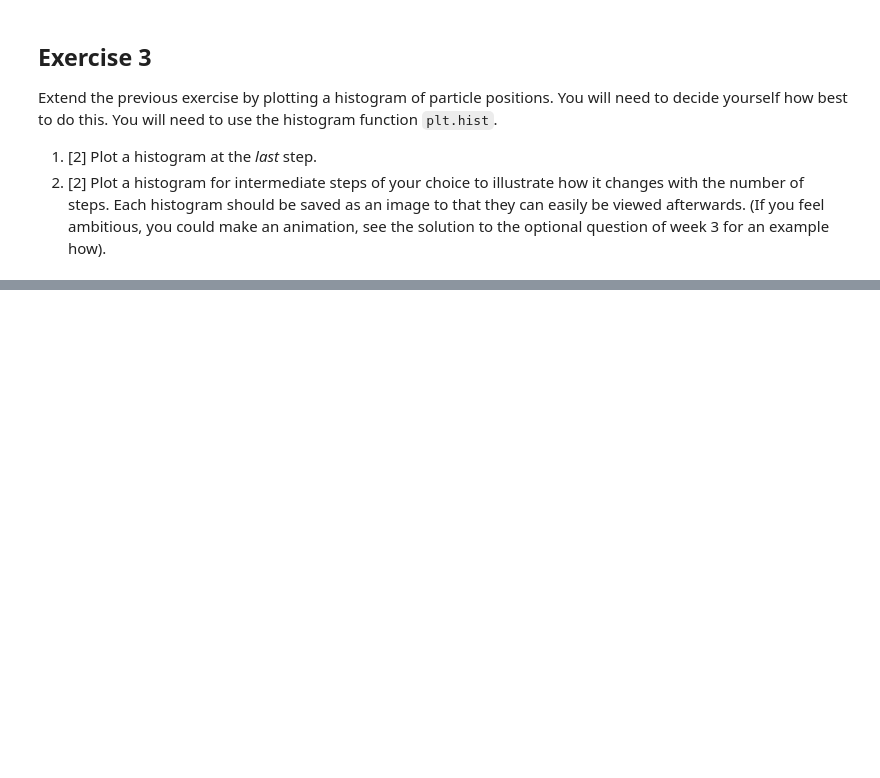
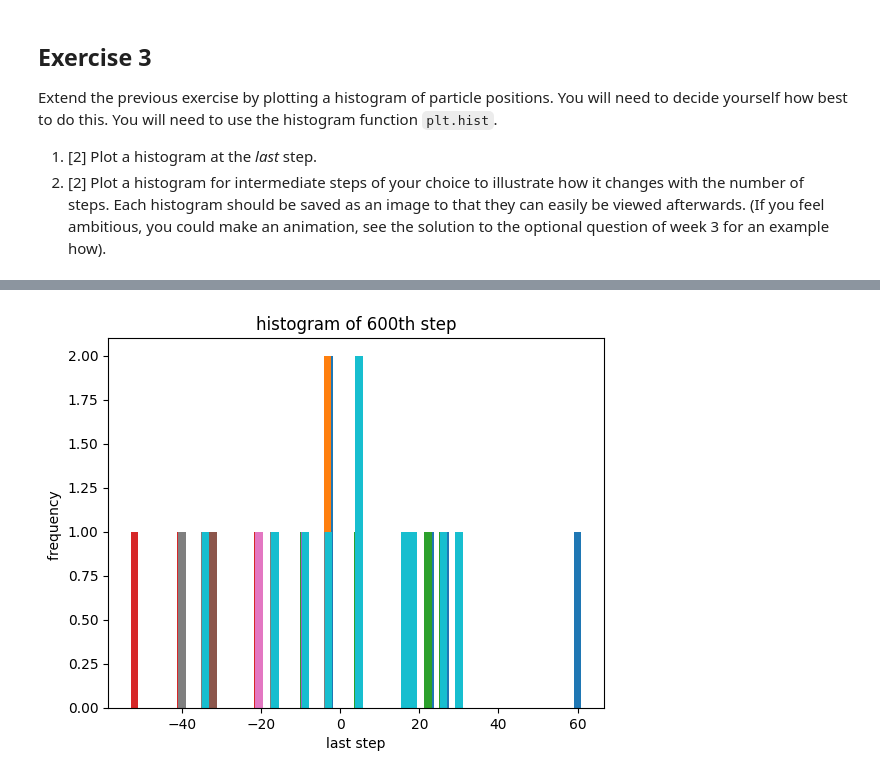
Before and after one commit to PX2145-2025/week-7-b-Anest-Cunliffe, a Jupyter notebook: Random_walk.ipynb, the cells around one changed output, grey strips where cells are left out. Cells and saved outputs as stored; diff of their text form; code cells hidden in the pictures; blank space fills up the shorter version.

```diff
--- a/Random_walk.ipynb
+++ b/Random_walk.ipynb
@@ -159,0 +196,13 @@ for i in range(N):
+# %%
+
+  final_particle2= particles[600]
+  min1=np.min(final_particle2)
+  max1=np.max(final_particle2)
+  bin_number1= int((max1-min1)/2)+1
+  plt.hist(final_particle2, bins=bin_number1)
+  plt.title('histogram of 600th step')
+  plt.xlabel('last step')
+  plt.ylabel('frequency ')
+  plt.savefig('histogram at last step')
+# %% [output]
+[figure, added]
```
Also changed, not shown: parts of 5 cells of this notebook.
